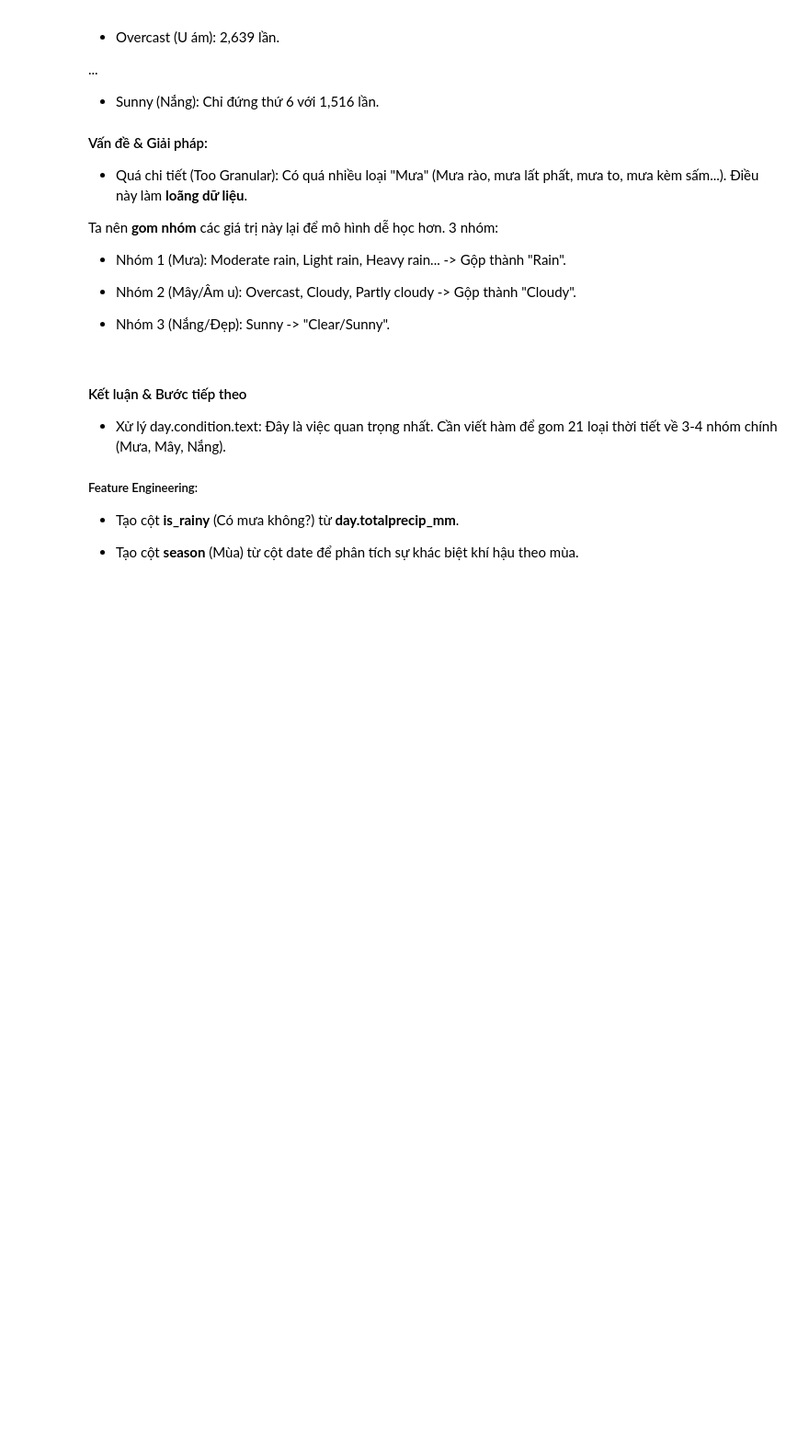
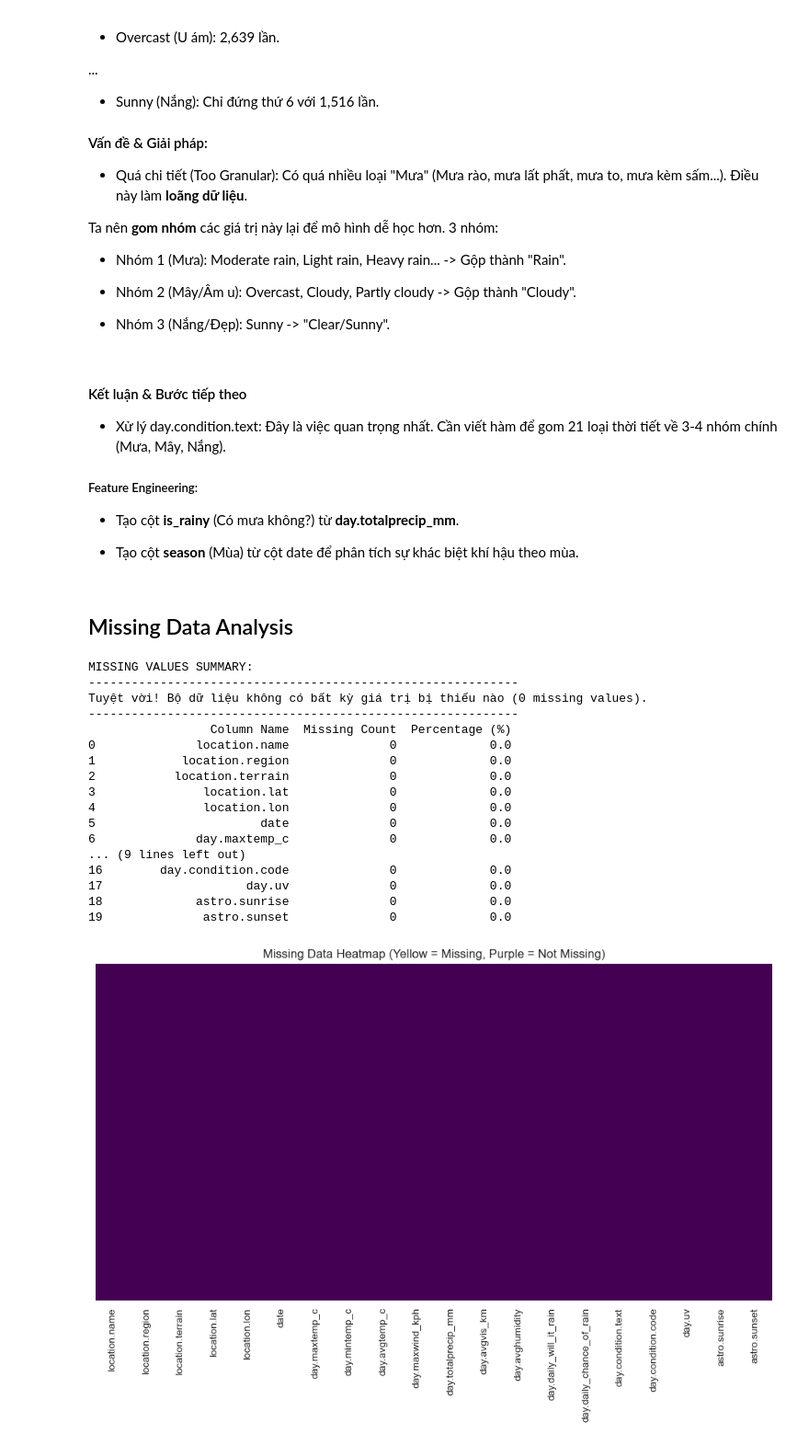
Before and after one commit to DucPhuc1/ProgrammingForDS, a Jupyter notebook: weatherVN.ipynb, the cells around one changed output. Shown at 92% size. Cells and saved outputs as stored; diff of their text form; code cells hidden in the pictures; blank space fills up the shorter version.

Commit message:
Code phần Missing Data Analysis

```diff
--- a/weatherVN.ipynb
+++ b/weatherVN.ipynb
@@ -1066,3 +1064,55 @@ Ta nên **gom nhóm** các giá trị này lại để mô hình dễ học hơn
 - Tạo cột **is_rainy** (Có mưa không?) từ **day.totalprecip_mm**.
 
 - Tạo cột **season** (Mùa) từ cột date để phân tích sự khác biệt khí hậu theo mùa.
+# %% [markdown]
+## Missing Data Analysis
+# %%
+# --- 3. Missing Data Analysis ---
+
+# 1. Create a missing values summary
+missing_data = df.isnull().sum().reset_index()
+missing_data.columns = ['Column Name', 'Missing Count']
+missing_data['Percentage (%)'] = (missing_data['Missing Count'] / len(df)) * 100
+
+# Lọc ra các cột có dữ liệu thiếu (nếu có) để hiển thị, hoặc hiển thị top 5 nếu tất cả đều bằng 0
+print("MISSING VALUES SUMMARY:")
+print("-" * 60)
+if missing_data['Missing Count'].sum() == 0:
+    print("Tuyệt vời! Bộ dữ liệu không có bất kỳ giá trị bị thiếu nào (0 missing values).")
+    print("-" * 60)
+    print(missing_data)
+else:
+    print(missing_data[missing_data['Missing Count'] > 0])
+
+# 2. Visualize missing data patterns
+# Vì dữ liệu có thể không có missing, ta vẽ heatmap để chứng minh sự "sạch sẽ" của nó
+plt.figure(figsize=(12, 6))
+sns.heatmap(df.isnull(), cbar=False, yticklabels=False, cmap='viridis')
+plt.title('Missing Data Heatmap (Yellow = Missing, Purple = Not Missing)')
+plt.show()
+
+# (Tùy chọn) Biểu đồ cột nếu có dữ liệu thiếu
+if missing_data['Missing Count'].sum() > 0:
+    plt.figure(figsize=(10, 5))
+    sns.barplot(x='Percentage (%)', y='Column Name', data=missing_data[missing_data['Missing Count'] > 0], palette='Reds_r')
+    plt.title('Percentage of Missing Values per Column')
+    plt.show()
+# %% [output]
+MISSING VALUES SUMMARY:
+------------------------------------------------------------
+Tuyệt vời! Bộ dữ liệu không có bất kỳ giá trị bị thiếu nào (0 missing values).
+------------------------------------------------------------
+                 Column Name  Missing Count  Percentage (%)
+0              location.name              0             0.0
+1            location.region              0             0.0
+2           location.terrain              0             0.0
+3               location.lat              0             0.0
+4               location.lon              0             0.0
+5                       date              0             0.0
+6              day.maxtemp_c              0             0.0
+... (9 lines left out)
+16        day.condition.code              0             0.0
+17                    day.uv              0             0.0
+18             astro.sunrise              0             0.0
+19              astro.sunset              0             0.0
+[figure, added]
```
Also changed, not shown: parts of 7 cells of this notebook.
